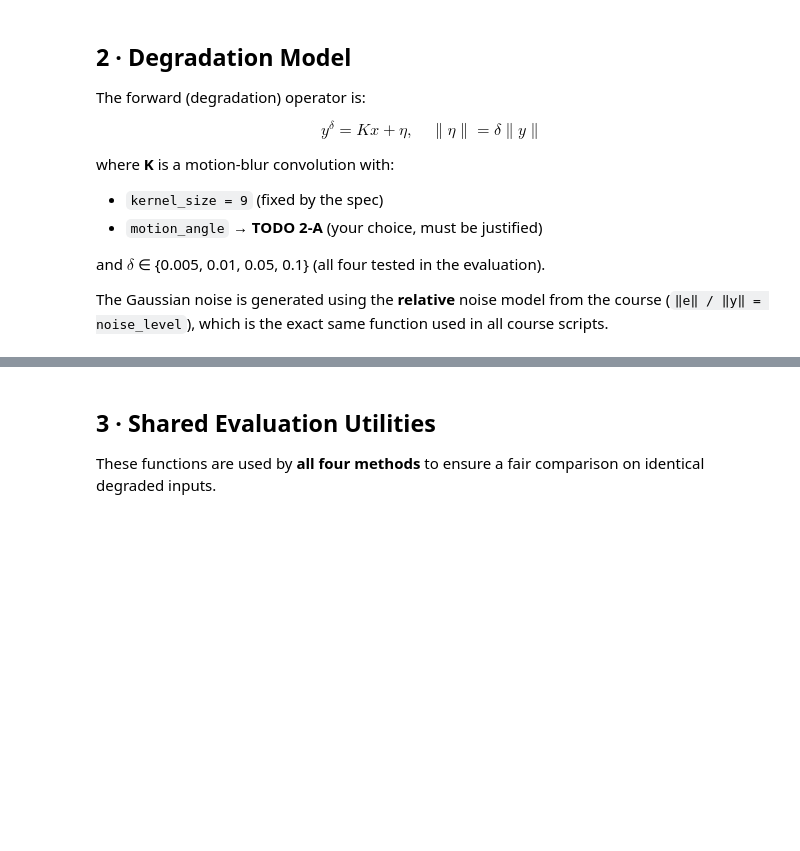
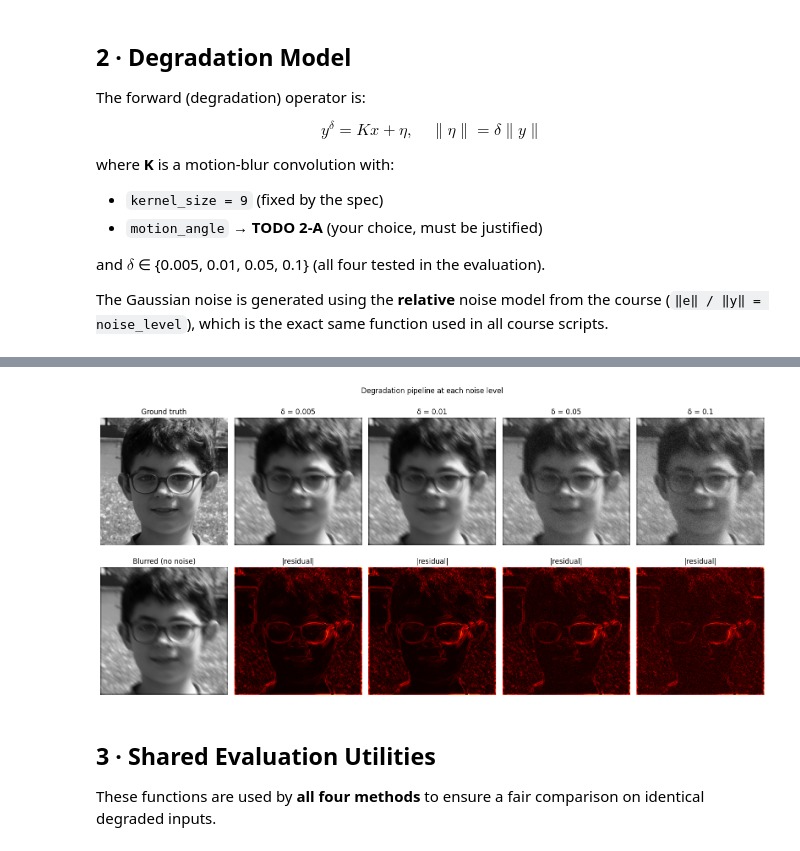
Before and after one commit to DanyR2001/Computer-Imaging, a Jupyter notebook: code/GroupW_ComputationalImaging.ipynb, the cells around one changed output, grey strips where cells are left out. Cells and saved outputs as stored; diff of their text form; code cells hidden in the pictures; blank space fills up the shorter version.

```diff
--- a/code/GroupW_ComputationalImaging.ipynb
+++ b/code/GroupW_ComputationalImaging.ipynb
@@ -286,25 +274,27 @@ print(f"Noise levels to test: {NOISE_LEVELS}")
 # %%
 # ── Visualise degradation at all four noise levels ───────────────────────────
 x_sample = test_dataset[0].unsqueeze(0).to(device)     # (1,1,256,256)
 
 with torch.no_grad():
     y_clean = K(x_sample)
 
-fig, axes = plt.subplots(2, len(NOISE_LEVELS) + 1, figsize=(16, 7))
+fig, axes = plt.subplots(2, len(NOISE_LEVELS) + 1, figsize=(16, 8))
 axes[0, 0].imshow(x_sample.cpu().squeeze(), cmap='gray'); axes[0, 0].set_title('Ground truth'); axes[0, 0].axis('off')
 axes[1, 0].imshow(y_clean.cpu().squeeze(),  cmap='gray'); axes[1, 0].set_title('Blurred (no noise)'); axes[1, 0].axis('off')
 
 for col, nl in enumerate(NOISE_LEVELS, start=1):
     with torch.no_grad():
         y_noisy = y_clean + gaussian_noise(y_clean, nl)
     axes[0, col].imshow(y_noisy.cpu().squeeze(), cmap='gray')
     axes[0, col].set_title(f'δ = {nl}'); axes[0, col].axis('off')
     diff = (x_sample - y_noisy).abs().cpu().squeeze()
     axes[1, col].imshow(diff, cmap='hot'); axes[1, col].set_title('|residual|'); axes[1, col].axis('off')
 
 plt.suptitle('Degradation pipeline at each noise level')
 plt.tight_layout()
 plt.show()
+# %% [output]
+[figure, added]
 # %% [markdown]
 ## 3 · Shared Evaluation Utilities
 
```
Also changed, not shown: parts of 7 cells of this notebook, 3 other files.
